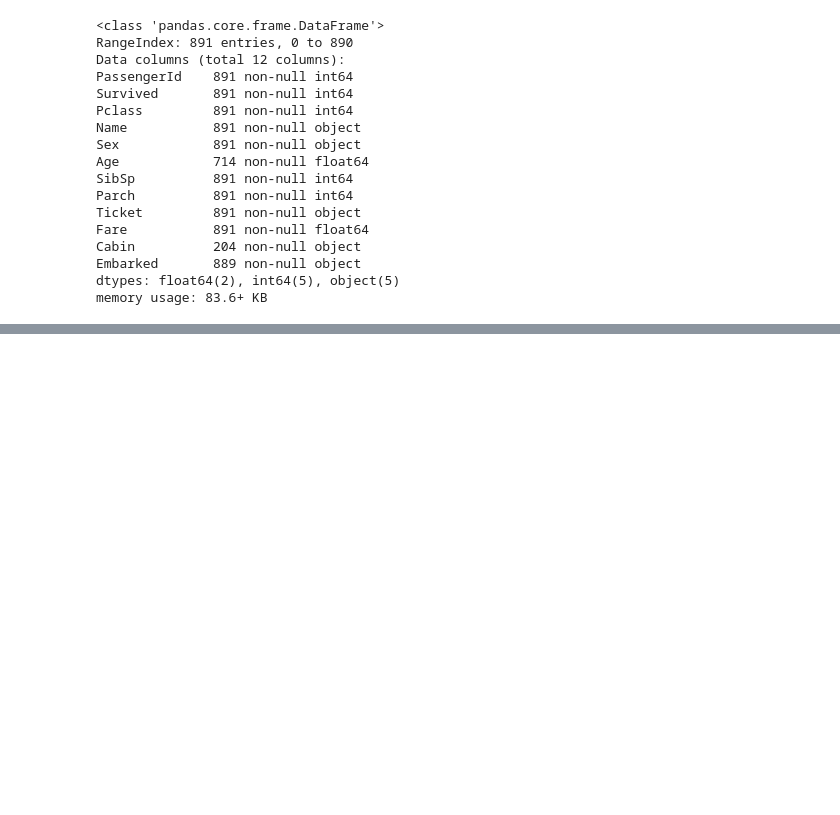
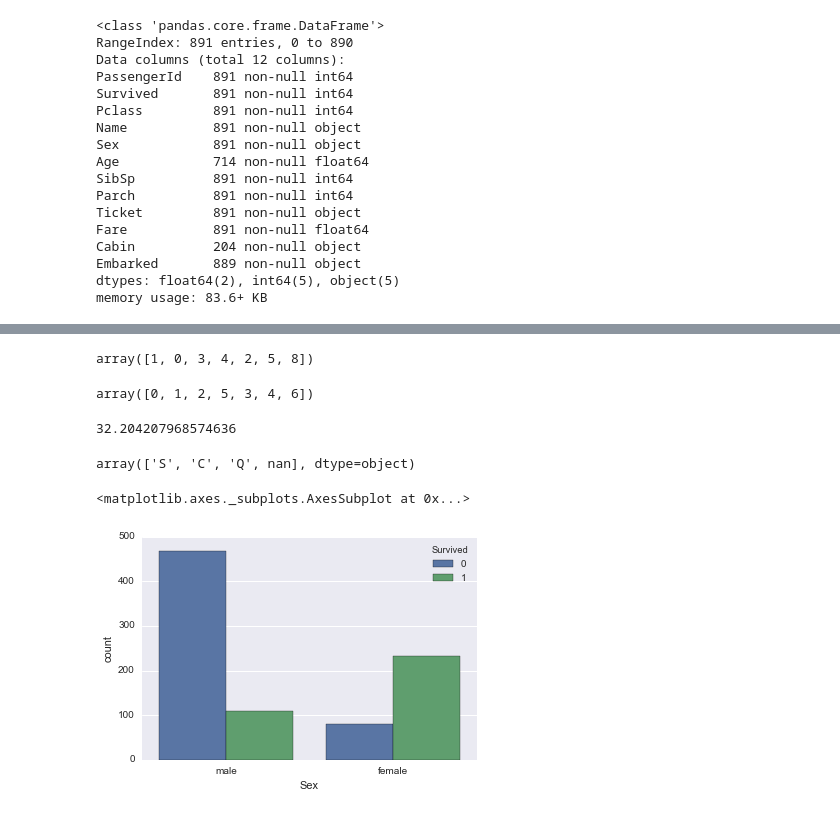
Before and after one commit to prashanthgedde/kaggle-titanic, a Jupyter notebook: Titanic.ipynb, the cells around one changed output, grey strips where cells are left out. Drawn from its saved outputs; the diff is of its cells as text; code cells hidden in the pictures; blank space fills up the shorter version.

Commit message:
Added more panda and seaborn analytics.

```diff
--- a/Titanic.ipynb
+++ b/Titanic.ipynb
@@ -59,0 +74,25 @@ data.drop(['PassengerId', 'Name', 'Ticket'], axis=1)
+# %%
+data.SibSp.unique()
+# %% [output]
+array([1, 0, 3, 4, 2, 5, 8])
+# %%
+data.Parch.unique()
+# %% [output]
+array([0, 1, 2, 5, 3, 4, 6])
+# %%
+data.Fare.mean()
+# %% [output]
+32.204207968574636
+# %%
+data.Embarked.unique()
+# %% [output]
+array(['S', 'C', 'Q', nan], dtype=object)
+# %%
+import seaborn as sns
+sns.set_style('darkgrid')
+
+# plot
+sns.countplot(x='Sex', hue='Survived', data=data)
+# %% [output]
+<matplotlib.axes._subplots.AxesSubplot at 0x...>
+[figure, added]
```
Also changed, not shown: parts of 7 cells of this notebook.
